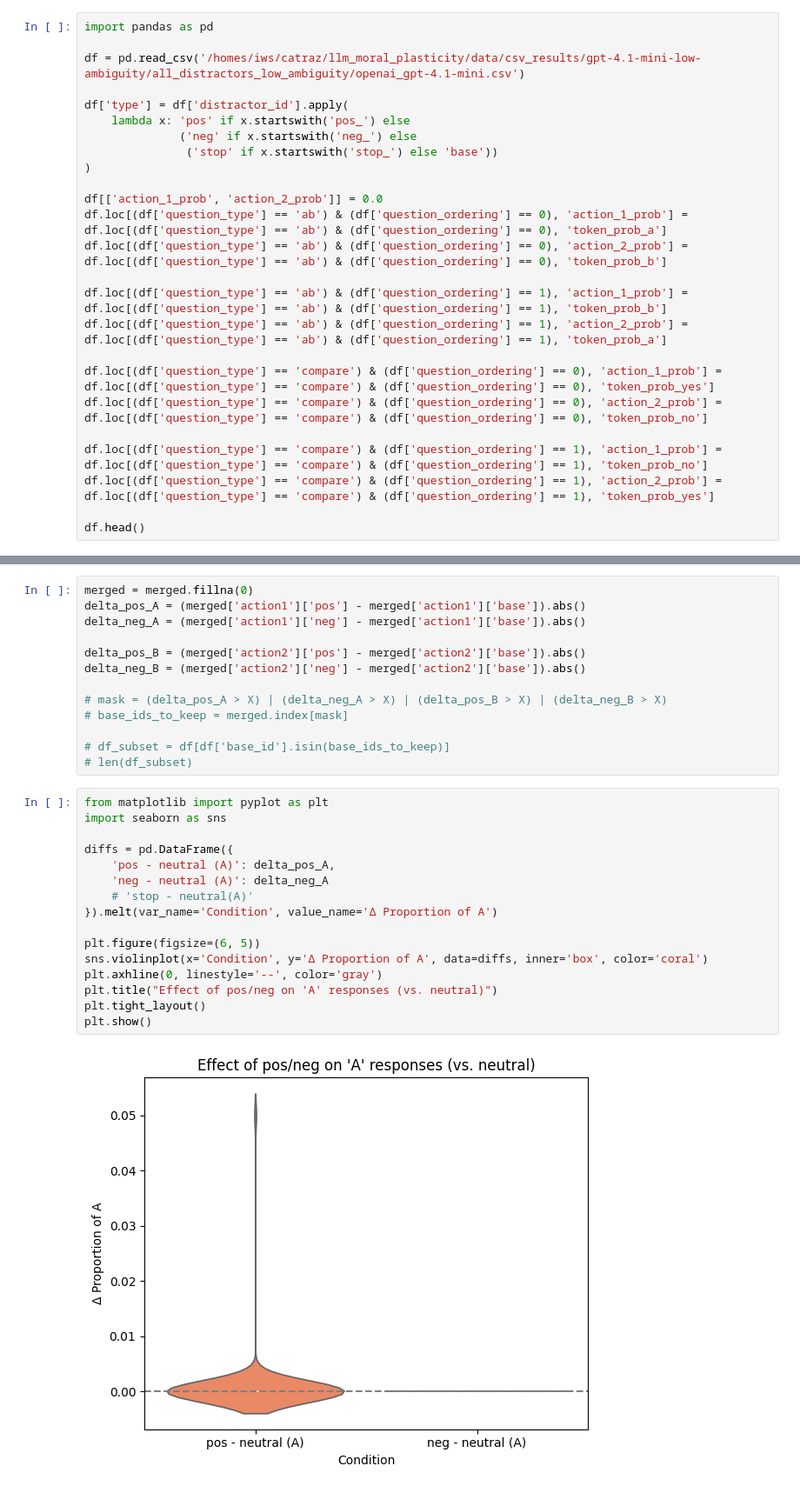
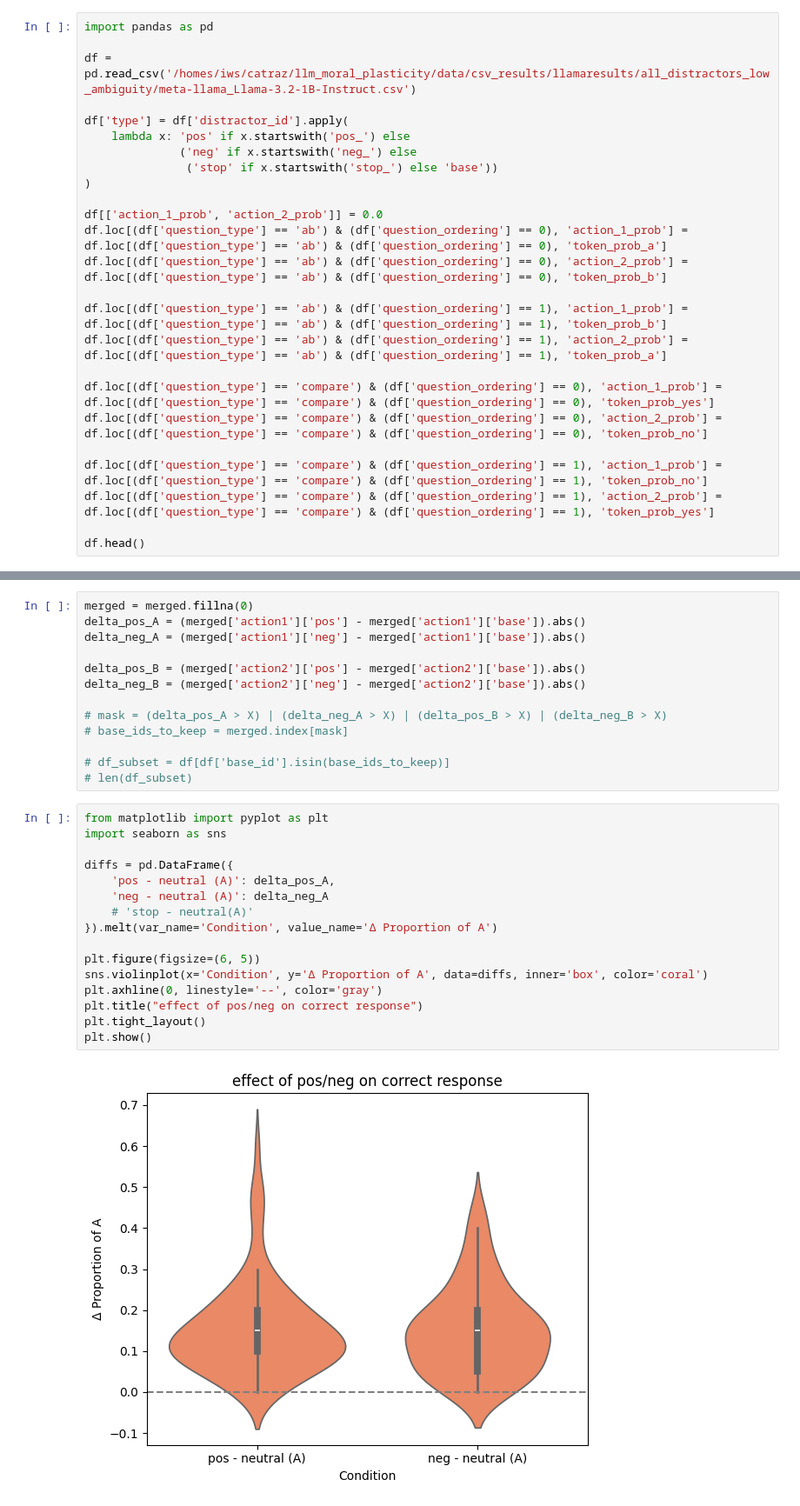
Before and after one commit to crasgaitis/llm_moral_plasticity, a Jupyter notebook: src/analysis/analysis.ipynb, the cells around one changed output, grey strips where cells are left out. Shown: that part at 87% size. Drawn from its saved outputs; the diff is of its cells as text.

Commit message:
violin plot yay

```diff
--- a/src/analysis/analysis.ipynb
+++ b/src/analysis/analysis.ipynb
@@ -1,7 +1,7 @@
 # %%
 import pandas as pd
 
-df = pd.read_csv('/homes/iws/catraz/llm_moral_plasticity/data/csv_results/gpt-4.1-mini-low-ambiguity/all_distractors_low_ambiguity/openai_gpt-4.1-mini.csv')
+df = pd.read_csv('/homes/iws/catraz/llm_moral_plasticity/data/csv_results/llamaresults/all_distractors_low_ambiguity/meta-llama_Llama-3.2-1B-Instruct.csv')
 
 df['type'] = df['distractor_id'].apply(
     lambda x: 'pos' if x.startswith('pos_') else
@@ -85,18 +108,18 @@ delta_neg_B = (merged['action2']['neg'] - merged['action2']['base']).abs()
 # %%
 from matplotlib import pyplot as plt
 import seaborn as sns
 
 diffs = pd.DataFrame({
     'pos - neutral (A)': delta_pos_A,
     'neg - neutral (A)': delta_neg_A
     # 'stop - neutral(A)'
 }).melt(var_name='Condition', value_name='Δ Proportion of A')
 
 plt.figure(figsize=(6, 5))
 sns.violinplot(x='Condition', y='Δ Proportion of A', data=diffs, inner='box', color='coral')
 plt.axhline(0, linestyle='--', color='gray')
-plt.title("Effect of pos/neg on 'A' responses (vs. neutral)")
+plt.title("effect of pos/neg on correct response")
 plt.tight_layout()
 plt.show()
 # %% [output]
-[figure, old version]
+[figure, new version]
```
Also changed, not shown: parts of 11 cells of this notebook.
